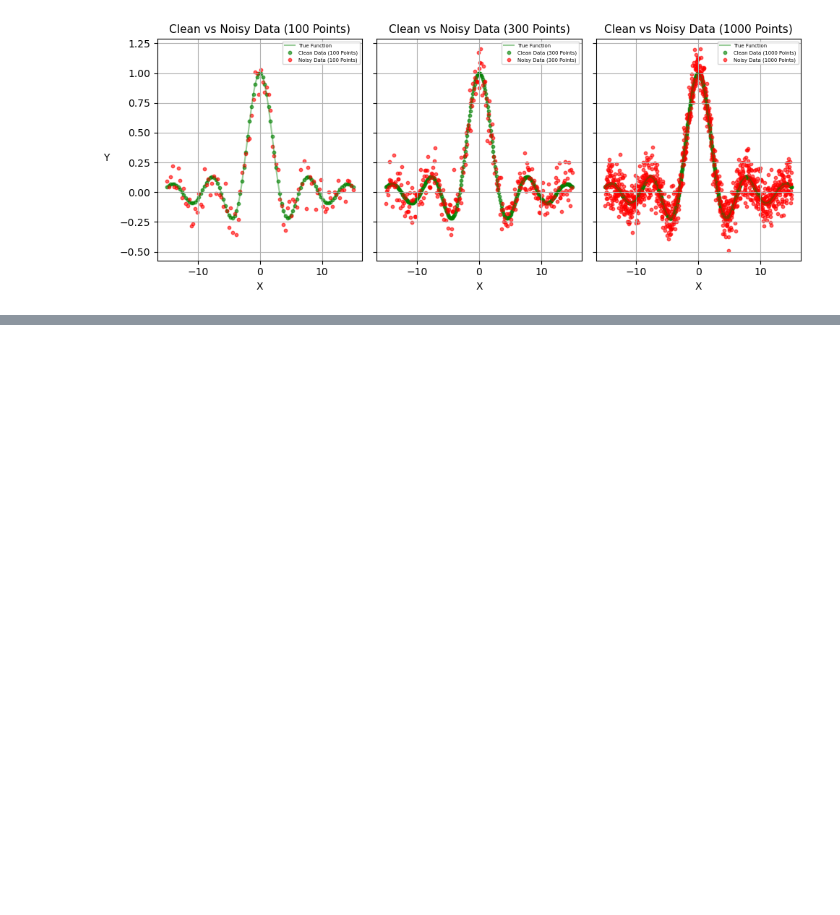
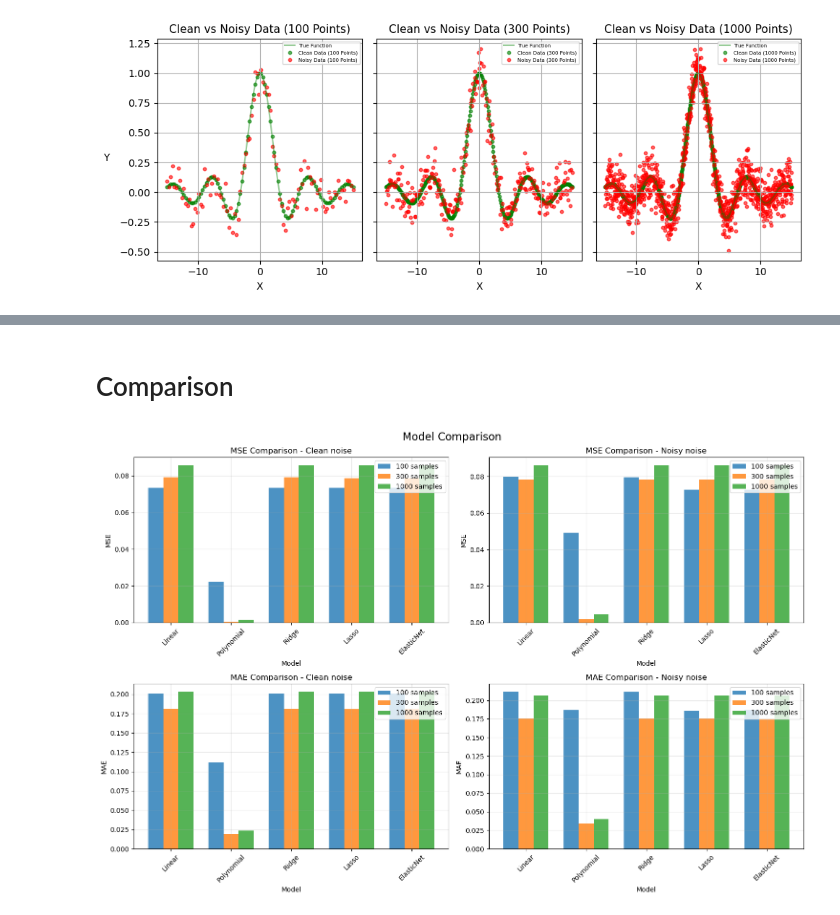
Before and after one commit to SobhanEyvazipoor/Homework-1, a Jupyter notebook: Exercise_2.ipynb, the cells around one changed output, grey strips where cells are left out. Drawn from its saved outputs; the diff is of its cells as text; code cells hidden in the pictures; blank space fills up the shorter version.

```diff
--- a/Exercise_2.ipynb
+++ b/Exercise_2.ipynb
@@ -98,0 +365,2 @@ plt.show()
+# %% [markdown]
+# Comparison
@@ -98,0 +440,4 @@ plt.show()
+# %%
+plot_comparison(results_no_outliers, n_samples_list, noise_levels, add_outliers_flag=False)
+# %% [output]
+[figure, added]
```
Also changed, not shown: parts of 9 cells of this notebook.
